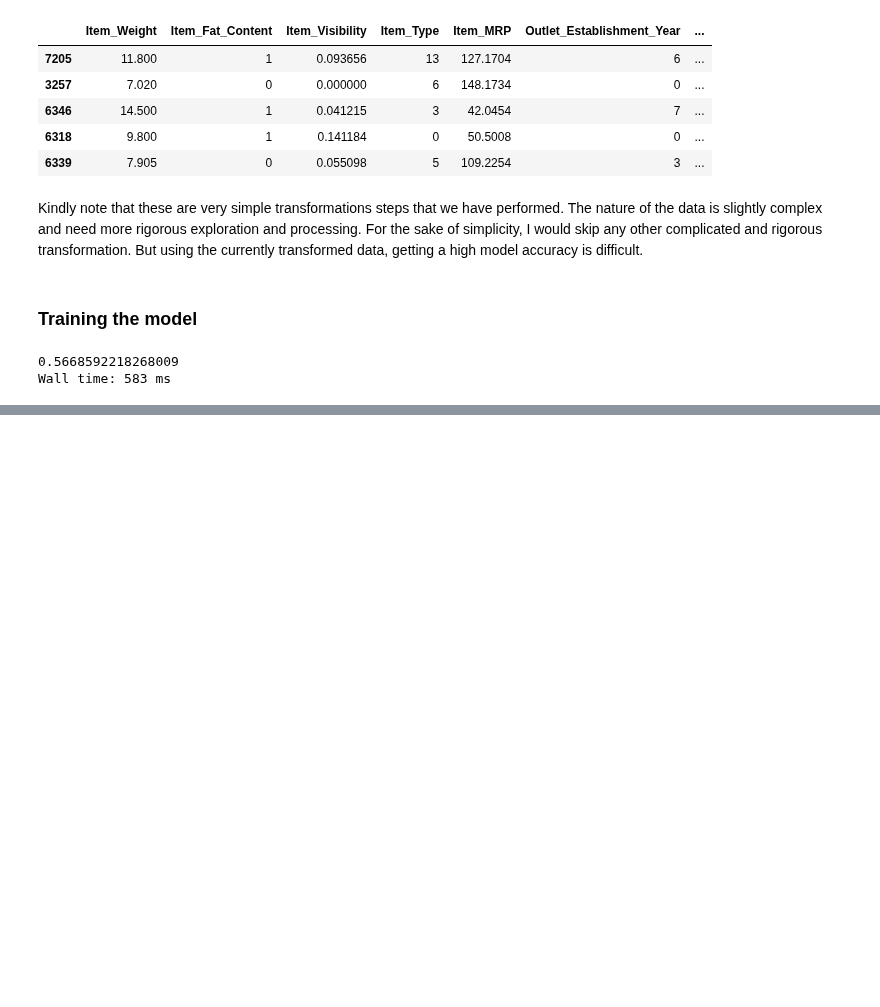
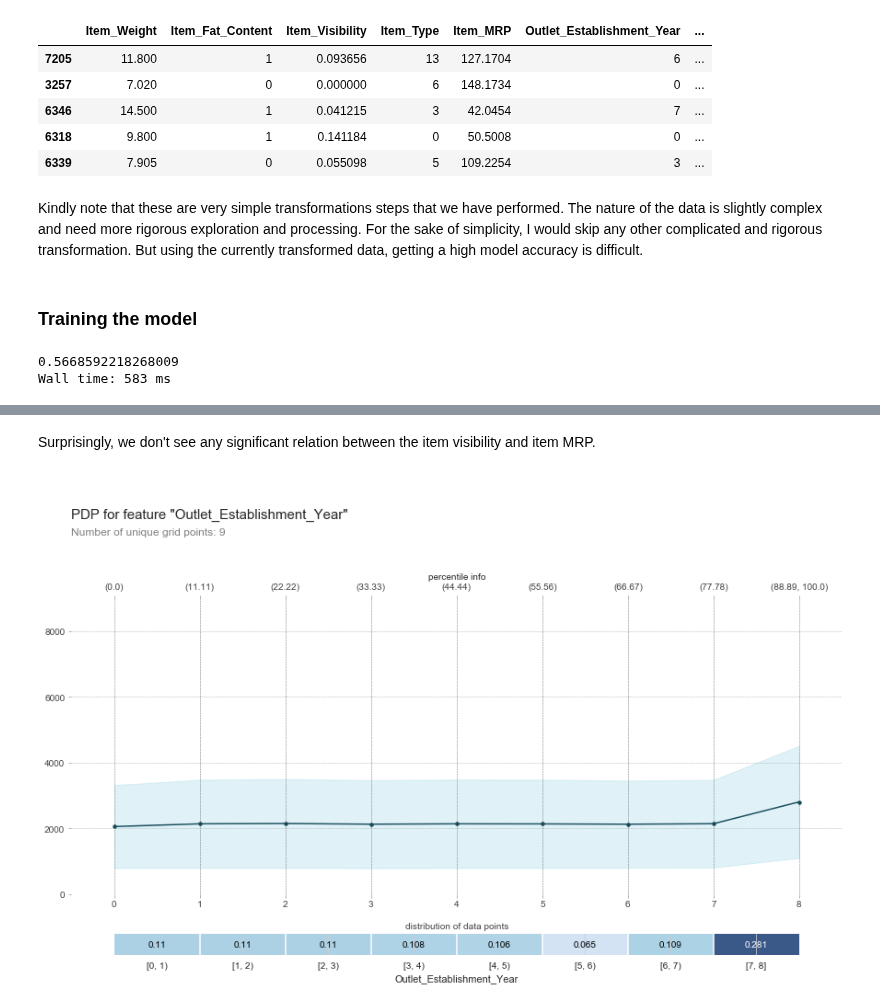
Before and after one commit to PacktPublishing/Applied-Machine-Learning-Explainability-Techniques, a Jupyter notebook: Chapter02/Partial Dependence Plot.ipynb, the cells around one changed output, grey strips where cells are left out. Saved outputs shown, nothing was run; the diff lists cells and outputs as text; code cells hidden in the pictures; blank space fills up the shorter version.

```diff
--- a/Chapter02/Partial Dependence Plot.ipynb
+++ b/Chapter02/Partial Dependence Plot.ipynb
@@ -204,0 +217,10 @@ Wall time: 583 ms
+# %% [markdown]
+Surprisingly, we don't see any significant relation between the item visibility and item MRP.
+# %%
+#PDP plot for Outlet Establishment year
+pdp_est_yr = pdp.pdp_isolate(
+    model=regressor, dataset=x_train, model_features=x_train.columns, feature='Outlet_Establishment_Year'
+)
+fig, axes = pdp.pdp_plot(pdp_est_yr, 'Outlet_Establishment_Year', plot_lines=False, center=False, frac_to_plot=0.5, plot_pts_dist=True,x_quantile=True, show_percentile=True)
+# %% [output]
+[figure, added]
```
Also changed, not shown: parts of 17 cells of this notebook.
